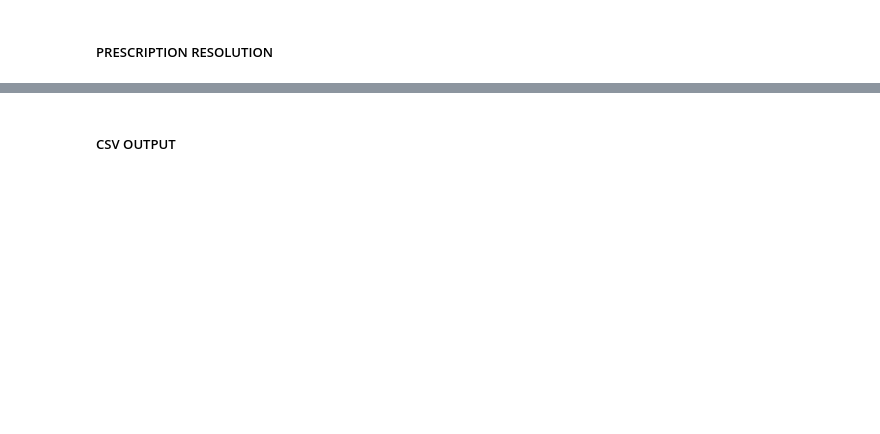
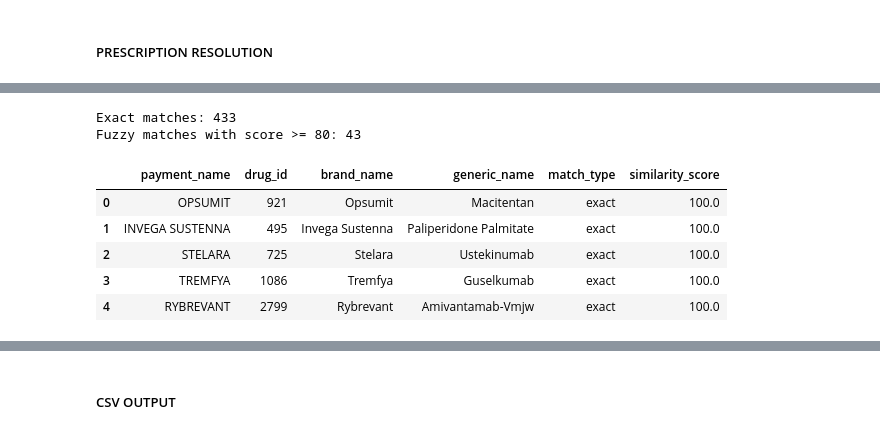
Before and after one commit to Knicey/follow-the-money, a Jupyter notebook: data_clean/pharma_drug_submission.ipynb, the cells around one changed output, grey strips where cells are left out. Saved outputs shown, nothing was run; the diff lists cells and outputs as text; code cells hidden in the pictures; blank space fills up the shorter version.

Commit message:
payments data clean

```diff
--- a/data_clean/pharma_drug_submission.ipynb
+++ b/data_clean/pharma_drug_submission.ipynb
@@ -359,0 +459,43 @@ print(npi_overlap(prescribers_df, payments_df))
+# %%
+# Keep exact matches and fuzzy suggestions with similarity of at least 80.
+exact_drug_matches = matched_payment_names[
+    ["payment_name", "drug_id", "brand_name", "generic_name"]
+].copy()
+exact_drug_matches["match_type"] = "exact"
+exact_drug_matches["similarity_score"] = 100.0
+
+fuzzy_drug_matches = fuzzy_name_suggestions.loc[
+    fuzzy_name_suggestions["similarity_score"].ge(80),
+    [
+        "payment_name",
+        "drug_id",
+        "candidate_brand_name",
+        "generic_name",
+        "similarity_score",
+    ],
+].rename(
+    columns={"candidate_brand_name": "brand_name"}
+).copy()
+fuzzy_drug_matches["match_type"] = "fuzzy"
+
+resolved_drugs_list = pd.concat(
+    [exact_drug_matches, fuzzy_drug_matches],
+    ignore_index=True,
+)
+resolved_drugs_list["drug_id"] = resolved_drugs_list["drug_id"].astype("Int64")
+resolved_drugs_list = resolved_drugs_list[
+    ["payment_name", "drug_id", "brand_name", "generic_name", "match_type", "similarity_score"]
+]
+
+print("Exact matches:", exact_drug_matches["payment_name"].nunique())
+print("Fuzzy matches with score >= 80:", fuzzy_drug_matches["payment_name"].nunique())
+resolved_drugs_list.head()
+# %% [output]
+Exact matches: 433
+Fuzzy matches with score >= 80: 43
+|  | payment_name | drug_id | brand_name | generic_name | match_type | similarity_score |
+| 0 | OPSUMIT | 921 | Opsumit | Macitentan | exact | 100.0 |
+| 1 | INVEGA SUSTENNA | 495 | Invega Sustenna | Paliperidone Palmitate | exact | 100.0 |
+| 2 | STELARA | 725 | Stelara | Ustekinumab | exact | 100.0 |
+| 3 | TREMFYA | 1086 | Tremfya | Guselkumab | exact | 100.0 |
+| 4 | RYBREVANT | 2799 | Rybrevant | Amivantamab-Vmjw | exact | 100.0 |
```
Also changed, not shown: parts of 25 cells of this notebook, 5 other files.
